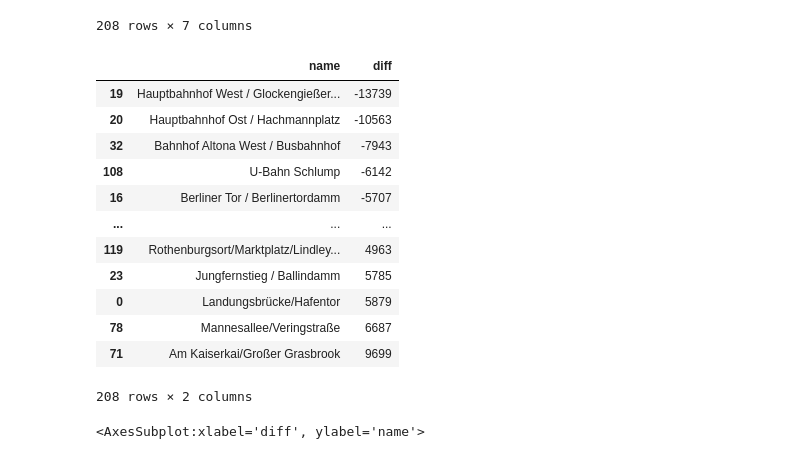
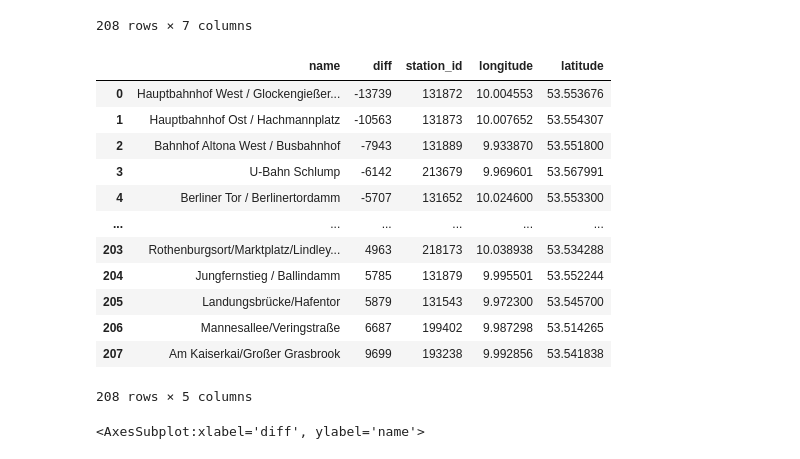
Before and after one commit to dorotheelaugwitz/master-thesis, a Jupyter notebook: analysis_stations.ipynb, the cells around one changed output. Drawn from its saved outputs; the diff is of its cells as text; code cells hidden in the pictures.

```diff
--- a/analysis_stations.ipynb
+++ b/analysis_stations.ipynb
@@ -59,21 +59,22 @@ stations_count.sort_values(by="diff")
 208 rows × 7 columns
 # %%
 foo = stations_count.sort_values(by="diff")[["name", "diff"]]
+foo = pd.merge(foo, stations, left_on="name", right_on="name", how="left", sort=False)
 foo
 # %% [output]
-|  | name | diff |
-| 19 | Hauptbahnhof West / Glockengießer... | -13739 |
-| 20 | Hauptbahnhof Ost / Hachmannplatz | -10563 |
-| 32 | Bahnhof Altona West / Busbahnhof | -7943 |
-| 108 | U-Bahn Schlump | -6142 |
-| 16 | Berliner Tor / Berlinertordamm | -5707 |
-| ... | ... | ... |
-| 119 | Rothenburgsort/Marktplatz/Lindley... | 4963 |
-| 23 | Jungfernstieg / Ballindamm | 5785 |
-| 0 | Landungsbrücke/Hafentor | 5879 |
-| 78 | Mannesallee/Veringstraße | 6687 |
-| 71 | Am Kaiserkai/Großer Grasbrook | 9699 |
+|  | name | diff | station_id | longitude | latitude |
+| 0 | Hauptbahnhof West / Glockengießer... | -13739 | 131872 | 10.004553 | 53.553676 |
+| 1 | Hauptbahnhof Ost / Hachmannplatz | -10563 | 131873 | 10.007652 | 53.554307 |
+| 2 | Bahnhof Altona West / Busbahnhof | -7943 | 131889 | 9.933870 | 53.551800 |
+| 3 | U-Bahn Schlump | -6142 | 213679 | 9.969601 | 53.567991 |
+| 4 | Berliner Tor / Berlinertordamm | -5707 | 131652 | 10.024600 | 53.553300 |
+| ... | ... | ... | ... | ... | ... |
+| 203 | Rothenburgsort/Marktplatz/Lindley... | 4963 | 218173 | 10.038938 | 53.534288 |
+| 204 | Jungfernstieg / Ballindamm | 5785 | 131879 | 9.995501 | 53.552244 |
+| 205 | Landungsbrücke/Hafentor | 5879 | 131543 | 9.972300 | 53.545700 |
+| 206 | Mannesallee/Veringstraße | 6687 | 199402 | 9.987298 | 53.514265 |
+| 207 | Am Kaiserkai/Großer Grasbrook | 9699 | 193238 | 9.992856 | 53.541838 |
-208 rows × 2 columns
+208 rows × 5 columns
 # %%
 plt.figure(figsize=(13,50))
 sns.barplot(data=foo, x="diff", y="name")
```
Also changed, not shown: parts of 7 cells of this notebook, 9 other files.
